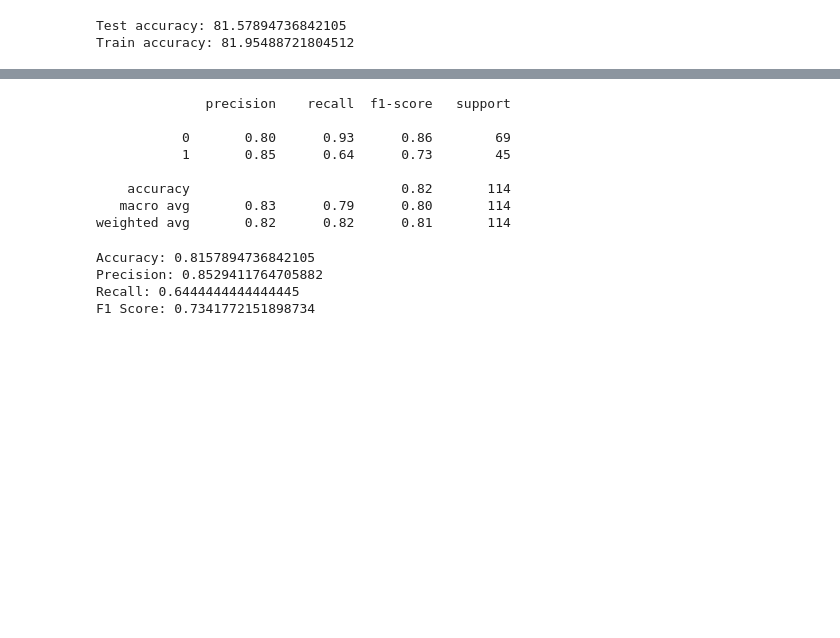
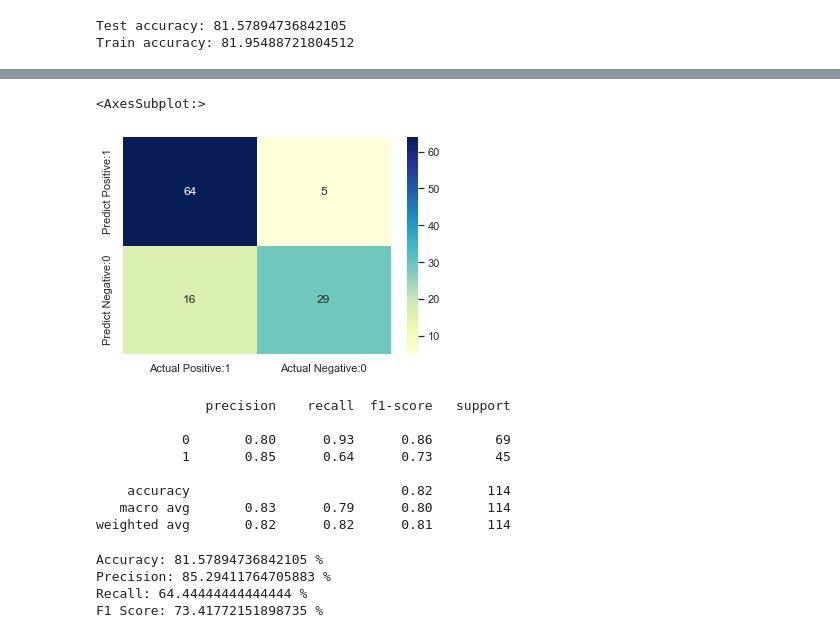
Before and after one commit to shorokatwa14/Machine-Learning-Projects, a Jupyter notebook: Supervised ML/Social_network_ads(Logistic Regression).ipynb, the cells around one changed output, grey strips where cells are left out. Cells and saved outputs as stored; diff of their text form; code cells hidden in the pictures; blank space fills up the shorter version.

```diff
--- a/Supervised ML/Social_network_ads(Logistic Regression).ipynb
+++ b/Supervised ML/Social_network_ads(Logistic Regression).ipynb
@@ -174,3 +175,15 @@ print(f'Train accuracy: {model.score(x_train,y_train)*100}')
 # %% [output]
 Test accuracy: 81.57894736842105
 Train accuracy: 81.95488721804512
+# %%
+cm = confusion_matrix(y_test, y_pred)
+
+print('Confusion matrix\n\n', cm)
+
+print('\nTrue Positives(TP) = ', cm[0,0])
+
+print('\nTrue Negatives(TN) = ', cm[1,1])
+
+print('\nFalse Positives(FP) = ', cm[0,1])
+
+print('\nFalse Negatives(FN) = ', cm[1,0])
@@ -177,3 +203,13 @@ Train accuracy: 81.95488721804512
+# %%
+plt.figure(figsize=(6,4))
+
+cm_matrix = pd.DataFrame(data=cm, columns=['Actual Positive:1', 'Actual Negative:0'],
+                                 index=['Predict Positive:1', 'Predict Negative:0'])
+
+sns.heatmap(cm_matrix, annot=True, fmt='d', cmap='YlGnBu')
+# %% [output]
+<AxesSubplot:>
+[figure, added]
 # %%
 #Create a classification report for the model.
 print(classification_report(y_test, y_pred))
@@ -187,12 +223,12 @@ print(classification_report(y_test, y_pred))
    macro avg       0.83      0.79      0.80       114
 weighted avg       0.82      0.82      0.81       114
 # %%
-print("Accuracy:", accuracy_score(y_test,y_pred))
-print("Precision:", precision_score(y_test, y_pred, ))
-print("Recall:", recall_score(y_test,y_pred))
-print("F1 Score:", f1_score(y_test,y_pred))
+print("Accuracy:", str(accuracy_score(y_test,y_pred)*100)+' %')
+print("Precision:", str(precision_score(y_test, y_pred)*100)+' %')
+print("Recall:", str(recall_score(y_test,y_pred)*100)+' %')
+print("F1 Score:", str(f1_score(y_test,y_pred)*100)+' %')
 # %% [output]
-Accuracy: 0.8157894736842105
-Precision: 0.8529411764705882
-Recall: 0.6444444444444445
-F1 Score: 0.7341772151898734
+Accuracy: 81.57894736842105 %
+Precision: 85.29411764705883 %
+Recall: 64.44444444444444 %
+F1 Score: 73.41772151898735 %
```
Also changed, not shown: parts of 2 cells of this notebook.
